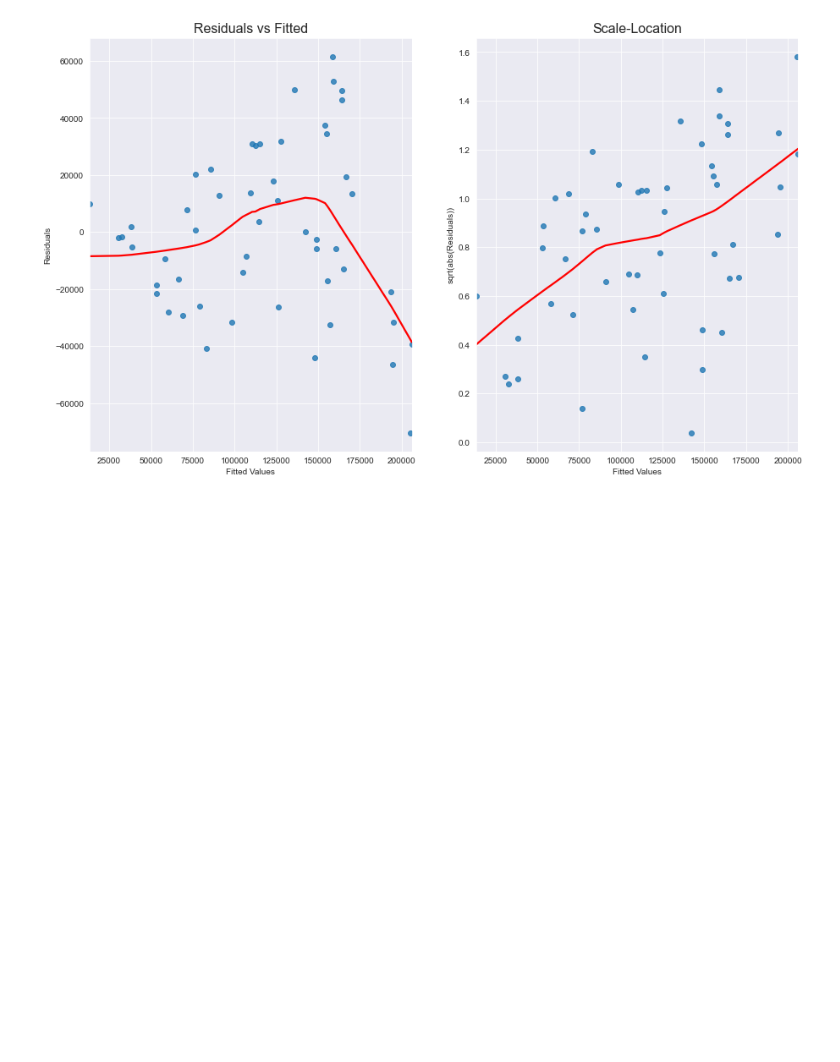
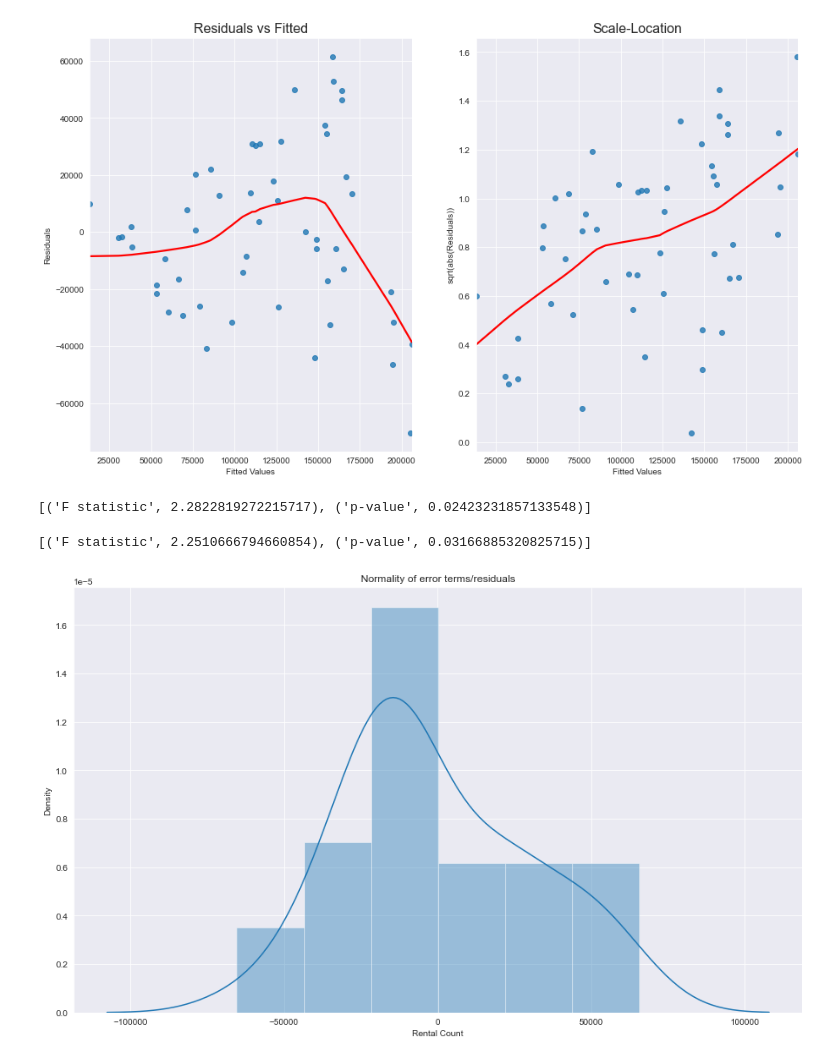
Before and after one commit to rogovich/2021_Stats_Online, a Jupyter notebook: 02_Базовый/06_Regression.ipynb, the cells around one changed output. Saved outputs shown, nothing was run; the diff lists cells and outputs as text; code cells hidden in the pictures; blank space fills up the shorter version.

```diff
--- a/02_Базовый/06_Regression.ipynb
+++ b/02_Базовый/06_Regression.ipynb
@@ -227,3 +227,24 @@ p-value      0.031669
 
  Residuals plots ----
 [figure]
+# %%
+import statsmodels.stats.api as sms
+from statsmodels.compat import lzip
+name = ['F statistic', 'p-value']
+test = sms.het_goldfeldquandt(residuals, X_simple_constant)
+lzip(name, test)
+# %% [output]
+[('F statistic', 2.2822819272215717), ('p-value', 0.02423231857133548)]
+# %%
+import statsmodels.stats.api as sms
+from statsmodels.compat import lzip
+name = ['F statistic', 'p-value']
+test = sms.het_goldfeldquandt(residuals, X_mult_constant)
+lzip(name, test)
+# %% [output]
+[('F statistic', 2.2510666794660854), ('p-value', 0.03166885320825715)]
+# %%
+p = sns.distplot(residuals,kde=True)
+p = plt.title('Normality of error terms/residuals')
+# %% [output]
+[figure, added]
```
Also changed, not shown: parts of 3 cells of this notebook, 4 other files.
